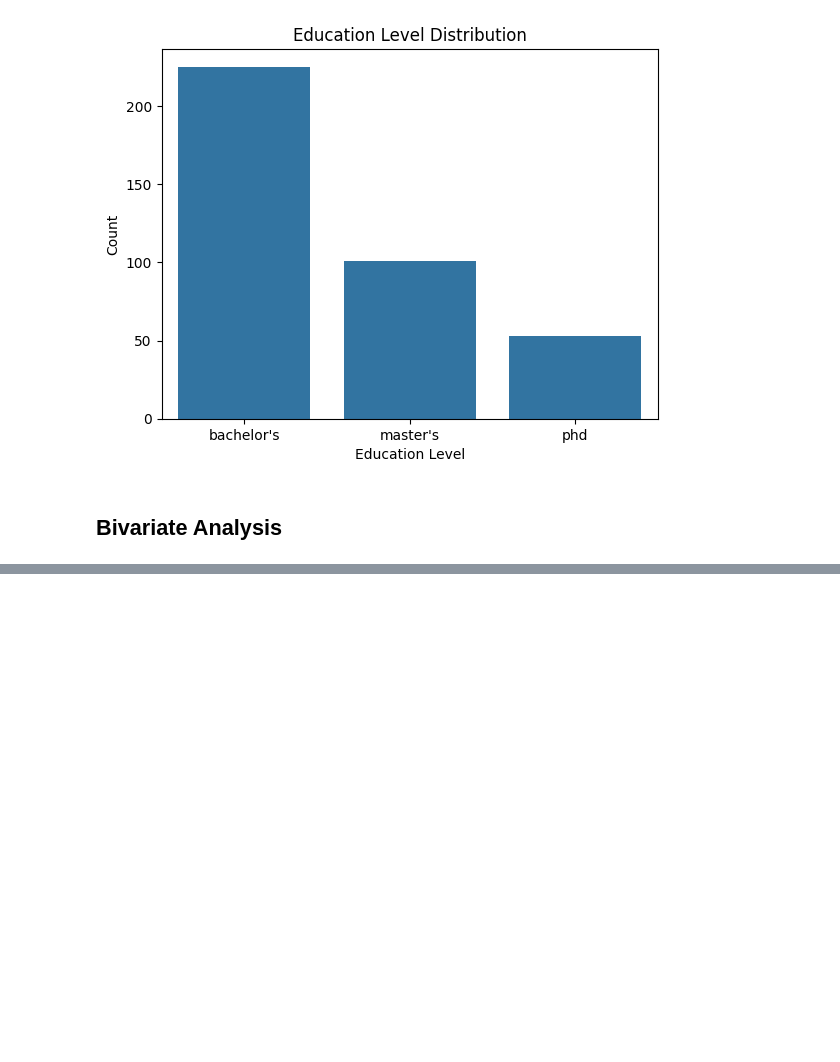
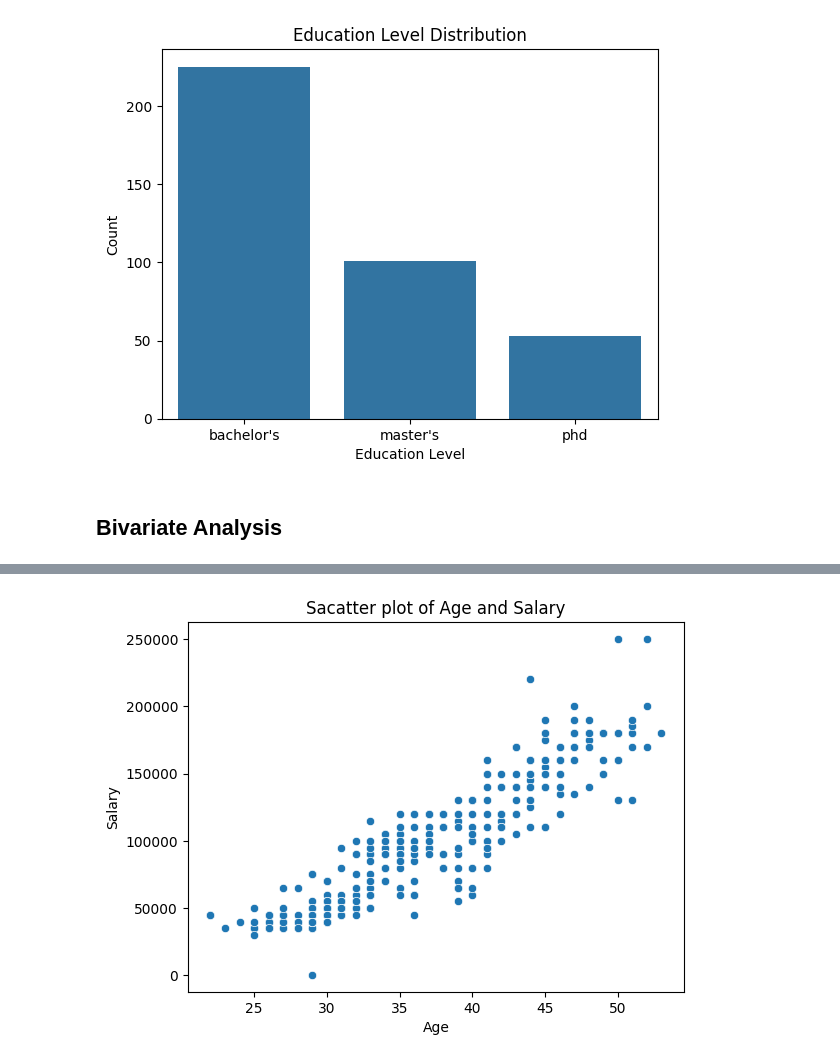
Before and after one commit to aryancodes12/Advance-Machine-Learning, a Jupyter notebook: salary_predictor.ipynb, the cells around one changed output, grey strips where cells are left out. Saved outputs shown, nothing was run; the diff lists cells and outputs as text; code cells hidden in the pictures; blank space fills up the shorter version.

```diff
--- a/salary_predictor.ipynb
+++ b/salary_predictor.ipynb
@@ -304,0 +331,9 @@ plt.show()
+# %%
+#Scatter plot of Age and Salary
+sns.scatterplot(data = data, x = 'Age', y = 'Salary')
+plt.title('Sacatter plot of Age and Salary')
+plt.xlabel('Age')
+plt.ylabel('Salary')
+plt.show()
+# %% [output]
+[figure, added]
```
Also changed, not shown: parts of 9 cells of this notebook.
